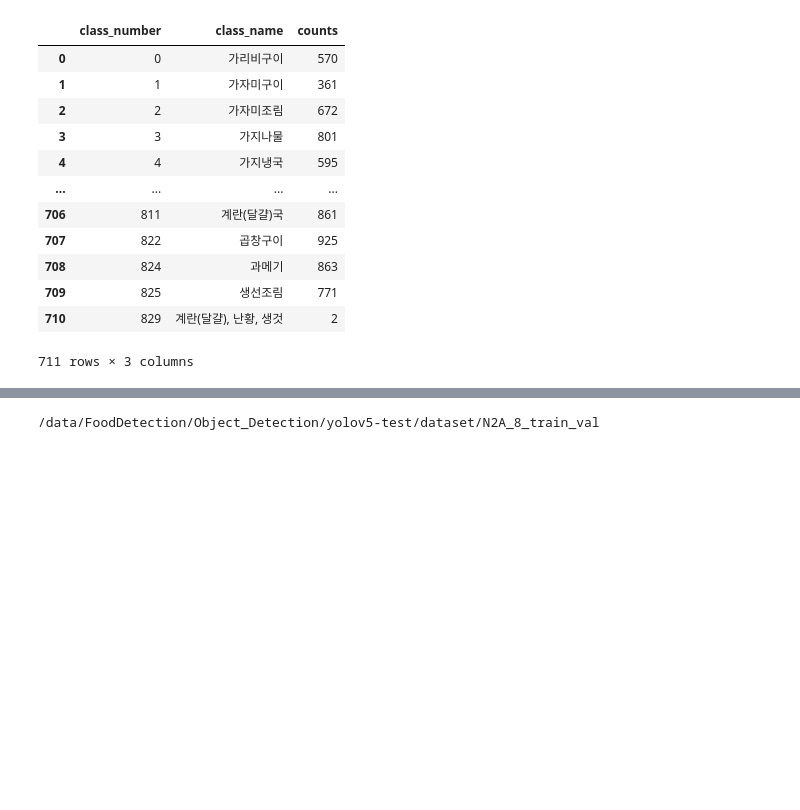
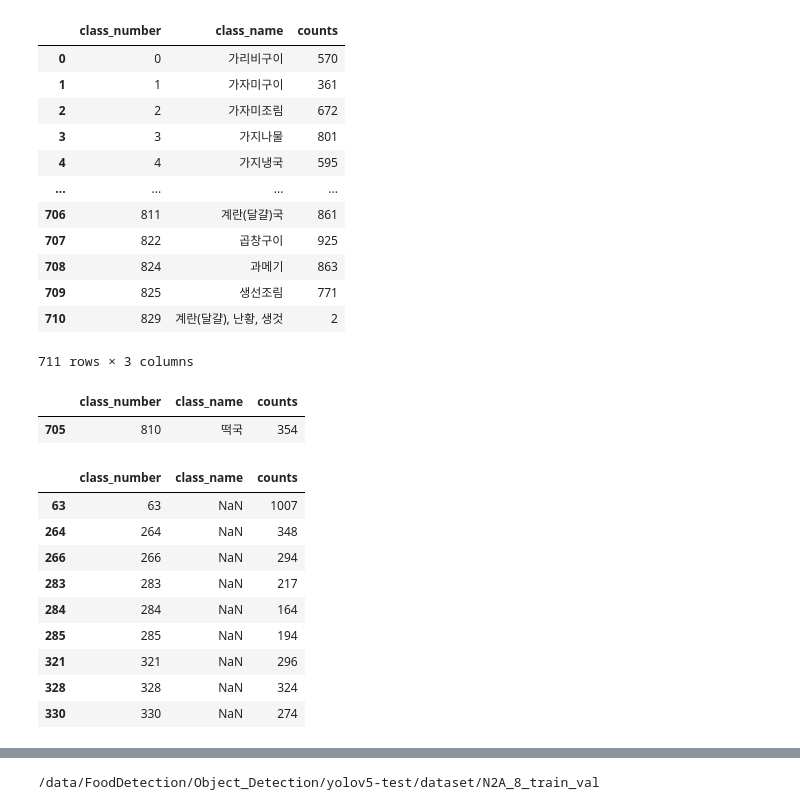
Before and after one commit to K-107/dki, a Jupyter notebook: 211103/train_val_data_check.ipynb, the cells around one changed output, grey strips where cells are left out. Cells and saved outputs as stored; diff of their text form; code cells hidden in the pictures; blank space fills up the shorter version.

```diff
--- a/211103/train_val_data_check.ipynb
+++ b/211103/train_val_data_check.ipynb
@@ -324,3 +329,21 @@ merge_df
 | 709 | 825 | 생선조림 | 771 |
 | 710 | 829 | 계란(달걀), 난황, 생것 | 2 |
 711 rows × 3 columns
+# %%
+merge_df[merge_df.class_name=='떡국']
+# %% [output]
+|  | class_number | class_name | counts |
+| 705 | 810 | 떡국 | 354 |
+# %%
+merge_df[merge_df.class_name.isnull()]
+# %% [output]
+|  | class_number | class_name | counts |
+| 63 | 63 | NaN | 1007 |
+| 264 | 264 | NaN | 348 |
+| 266 | 266 | NaN | 294 |
+| 283 | 283 | NaN | 217 |
+| 284 | 284 | NaN | 164 |
+| 285 | 285 | NaN | 194 |
+| 321 | 321 | NaN | 296 |
+| 328 | 328 | NaN | 324 |
+| 330 | 330 | NaN | 274 |
```
Also changed, not shown: parts of 13 cells of this notebook.
